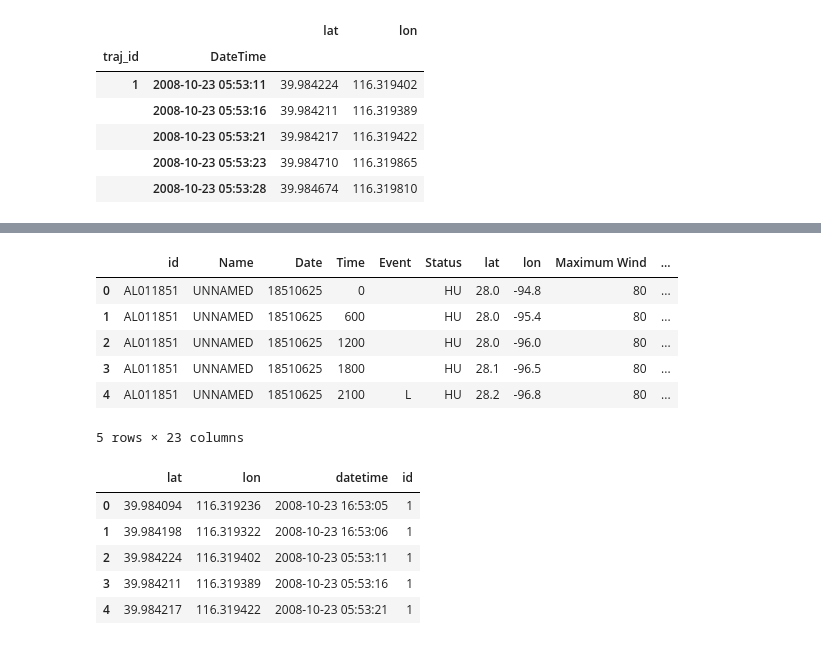
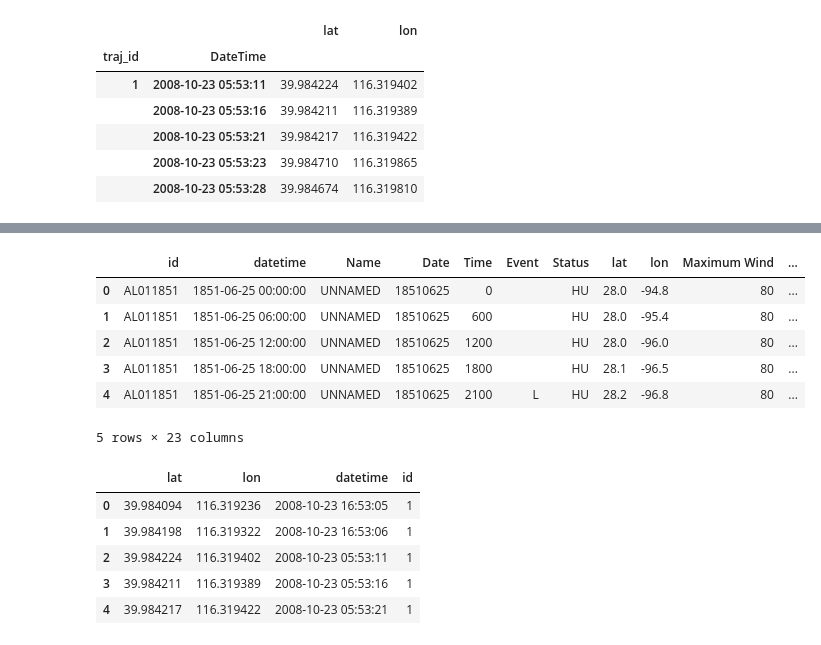
Before and after one commit to YakshHaranwala/PTRAIL, a Jupyter notebook: examples/Jupyter Notebooks/7. Comparisons.ipynb, the cells around one changed output, grey strips where cells are left out. Drawn from its saved outputs; the diff is of its cells as text; code cells hidden in the pictures.

```diff
--- a/examples/Jupyter Notebooks/7. Comparisons.ipynb
+++ b/examples/Jupyter Notebooks/7. Comparisons.ipynb
@@ -100,19 +99,13 @@ np_gulls.head()
     3. Also, lets, print the first 5 points of the dataset to
       see how the dataframe looks.
 """
-atlantic = pd.read_csv('https://raw.githubusercontent.com/YakshHaranwala/PTRAIL/main/examples/data/atlantic.csv')
-atlantic = con.convert_directions_to_degree_lat_lon(atlantic, 'Latitude',"Longitude")
-def convert_to_datetime(row):
-        this_date = '{}-{}-{}'.format(str(row['Date'])[0:4], str(row['Date'])[4:6], str(row['Date'])[6:])
-        this_time = '{:02d}:{:02d}:00'.format(int(row['Time']/100), int(str(row['Time'])[-2:]))
-        return '{} {}'.format(this_date, this_time)
-atlantic['DateTime'] = atlantic.apply(convert_to_datetime, axis=1)
-np_atlantic = TrajDF(atlantic,
-                     latitude='Latitude',
-                     longitude='Longitude',
-                     datetime='DateTime',
-                     traj_id='ID',
-                     rest_of_columns=[])
+atlantic = pd.read_csv('https://raw.githubusercontent.com/YakshHaranwala/PTRAIL/main/examples/data/atlantic_hurricanes.csv')
+np_atlantic = PTRAILDataFrame(atlantic,
+                              latitude='Latitude',
+                              longitude='Longitude',
+                              datetime='DateTime',
+                              traj_id='ID',
+                              rest_of_columns=[])
 np_atlantic.head()
 # %% [output]
 |  |  | Name | Date | Time | Event | Status | lat | lon | Maximum Wind | ... |
@@ -158,17 +151,17 @@ pm_gulls.head()
 # %%
 pm_atlantic = pm.PandasMoveDataFrame(data=atlantic,
-                                     latitude='Latitude',
-                                     longitude='Longitude',
+                                     latitude='lat',
+                                     longitude='lon',
                                      datetime='DateTime',
-                                     traj_id='ID')
+                                     traj_id='traj_id')
 pm_atlantic.head()
 # %% [output]
-|  | id | Name | Date | Time | Event | Status | lat | lon | Maximum Wind | ... |
-| 0 | AL011851 | UNNAMED | 18510625 | 0 |  | HU | 28.0 | -94.8 | 80 | ... |
-| 1 | AL011851 | UNNAMED | 18510625 | 600 |  | HU | 28.0 | -95.4 | 80 | ... |
-| 2 | AL011851 | UNNAMED | 18510625 | 1200 |  | HU | 28.0 | -96.0 | 80 | ... |
-| 3 | AL011851 | UNNAMED | 18510625 | 1800 |  | HU | 28.1 | -96.5 | 80 | ... |
-| 4 | AL011851 | UNNAMED | 18510625 | 2100 | L | HU | 28.2 | -96.8 | 80 | ... |
+|  | id | datetime | Name | Date | Time | Event | Status | lat | lon | Maximum Wind | ... |
+| 0 | AL011851 | 1851-06-25 00:00:00 | UNNAMED | 18510625 | 0 |  | HU | 28.0 | -94.8 | 80 | ... |
+| 1 | AL011851 | 1851-06-25 06:00:00 | UNNAMED | 18510625 | 600 |  | HU | 28.0 | -95.4 | 80 | ... |
+| 2 | AL011851 | 1851-06-25 12:00:00 | UNNAMED | 18510625 | 1200 |  | HU | 28.0 | -96.0 | 80 | ... |
+| 3 | AL011851 | 1851-06-25 18:00:00 | UNNAMED | 18510625 | 1800 |  | HU | 28.1 | -96.5 | 80 | ... |
+| 4 | AL011851 | 1851-06-25 21:00:00 | UNNAMED | 18510625 | 2100 | L | HU | 28.2 | -96.8 | 80 | ... |
 5 rows × 23 columns
 # %%
 pm_geolife = pm.PandasMoveDataFrame(geolife,'lat','lon','datetime','id')
```
Also changed, not shown: parts of 13 cells of this notebook, 11 other files.
